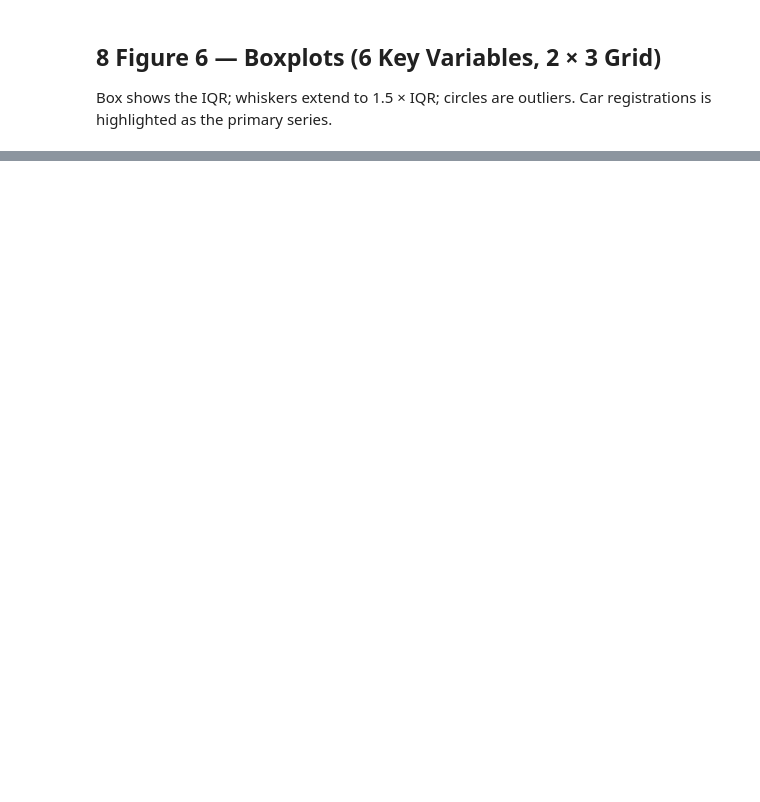
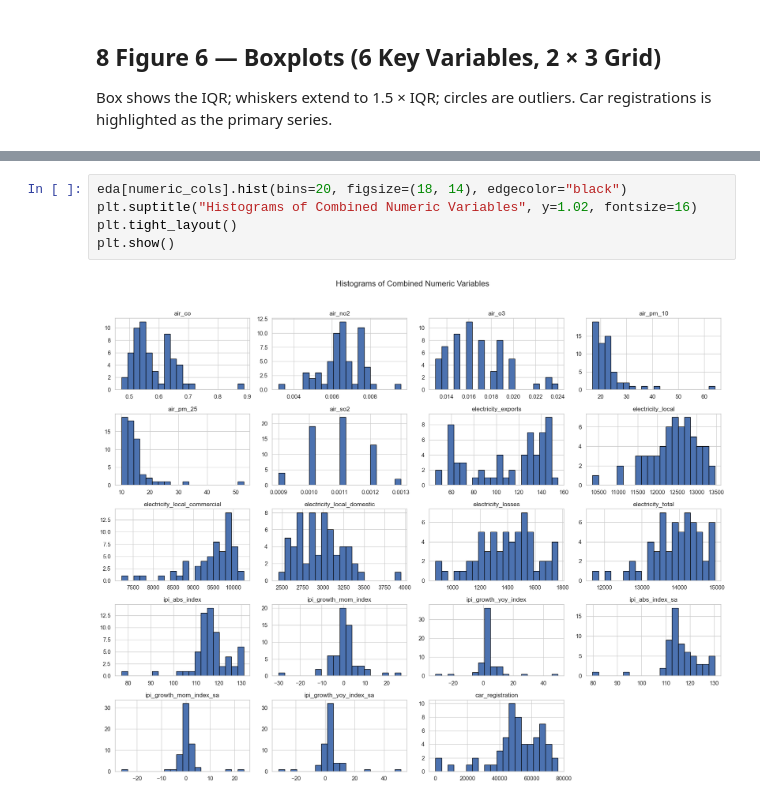
Before and after one commit to thelazycat-0728/COS40007-Design-Project, a Jupyter notebook: COS40007DataCleaning/ReportFigures.ipynb, the cells around one changed output, grey strips where cells are left out. Cells and saved outputs as stored; diff of their text form; blank space fills up the shorter version.

```diff
--- a/COS40007DataCleaning/ReportFigures.ipynb
+++ b/COS40007DataCleaning/ReportFigures.ipynb
@@ -321,0 +387,7 @@ plt.show()
+# %%
+eda[numeric_cols].hist(bins=20, figsize=(18, 14), edgecolor="black")
+plt.suptitle("Histograms of Combined Numeric Variables", y=1.02, fontsize=16)
+plt.tight_layout()
+plt.show()
+# %% [output]
+[figure, added]
```
Also changed, not shown: parts of 9 cells of this notebook, 1 other file.
